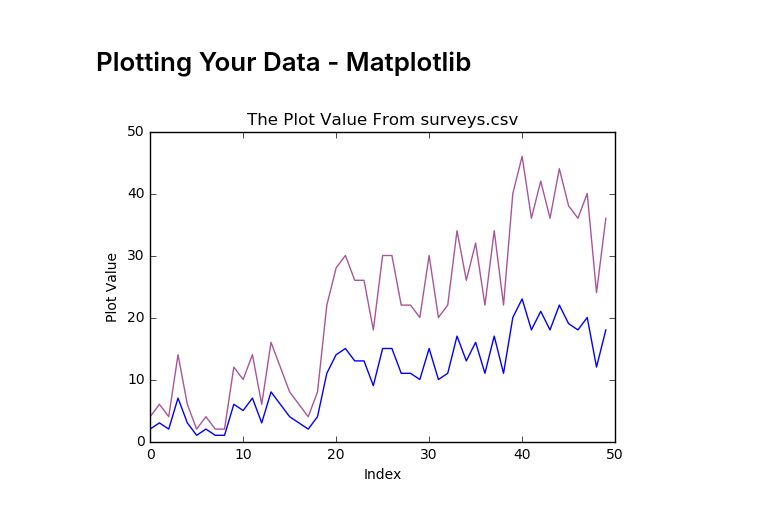
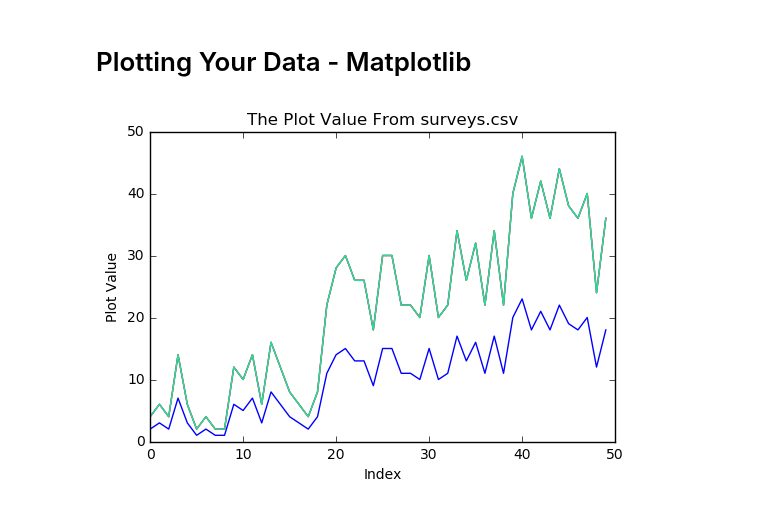
Before and after one commit to calculquebec/cq-formation-analyse-visualisation-python, a Jupyter notebook: Analyse et visualisation de donnees avec Python - Big Data 2016.ipynb, the cells around one changed output. Saved outputs shown, nothing was run; the diff lists cells and outputs as text; code cells hidden in the pictures.

```diff
--- a/Analyse et visualisation de donnees avec Python - Big Data 2016.ipynb
+++ b/Analyse et visualisation de donnees avec Python - Big Data 2016.ipynb
@@ -741,11 +741,11 @@ plot_data2 = plot_data*2
 # %%
 plt.plot(plot_data, label='My Data')
 plt.xlabel('Index')
 plt.ylabel('Plot Value')
 plt.title('The Plot Value From surveys.csv')
 plt.plot(plot_data2, color='r')
 plt.plot(plot_data2, color='#aa5599')
-plt.plot(plot_data2, color=)
+plt.plot(plot_data2, color=(0.1, 0.9, 0.6))
 plt.savefig('myplot.pdf')
 # %% [output]
-[figure, old version]
+[figure, new version]
```
Also changed, not shown: parts of 3 cells of this notebook.
